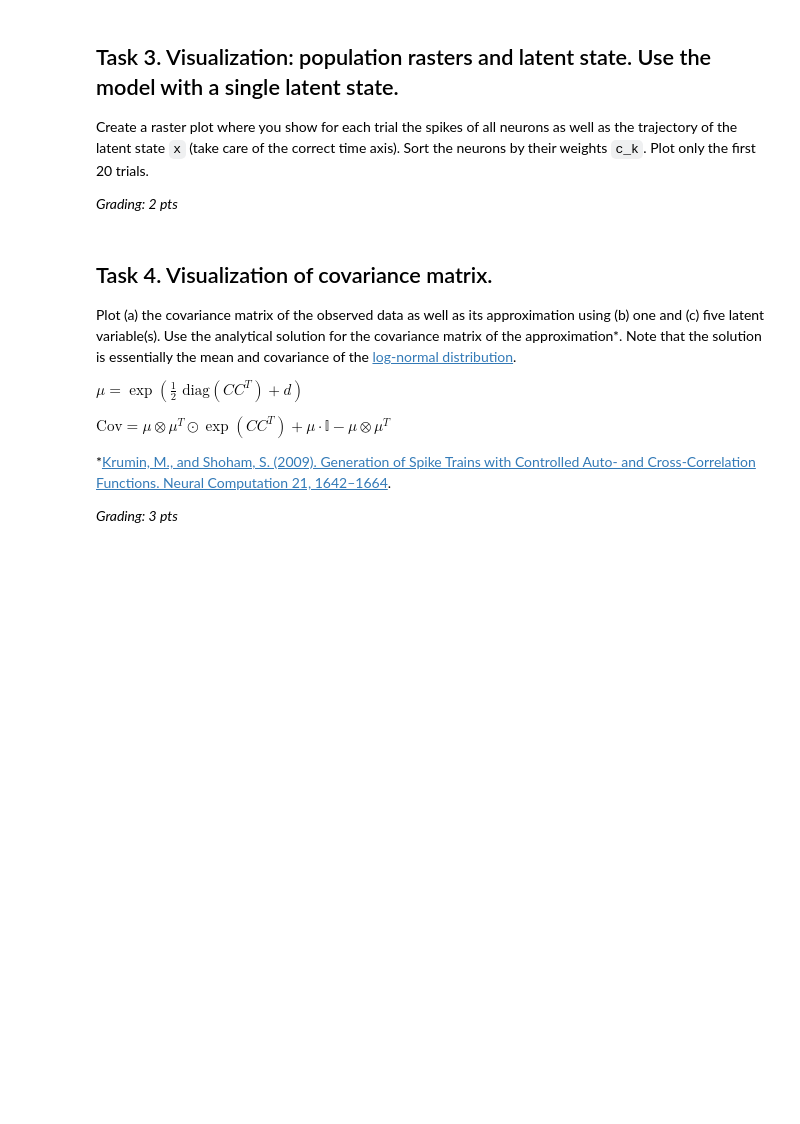
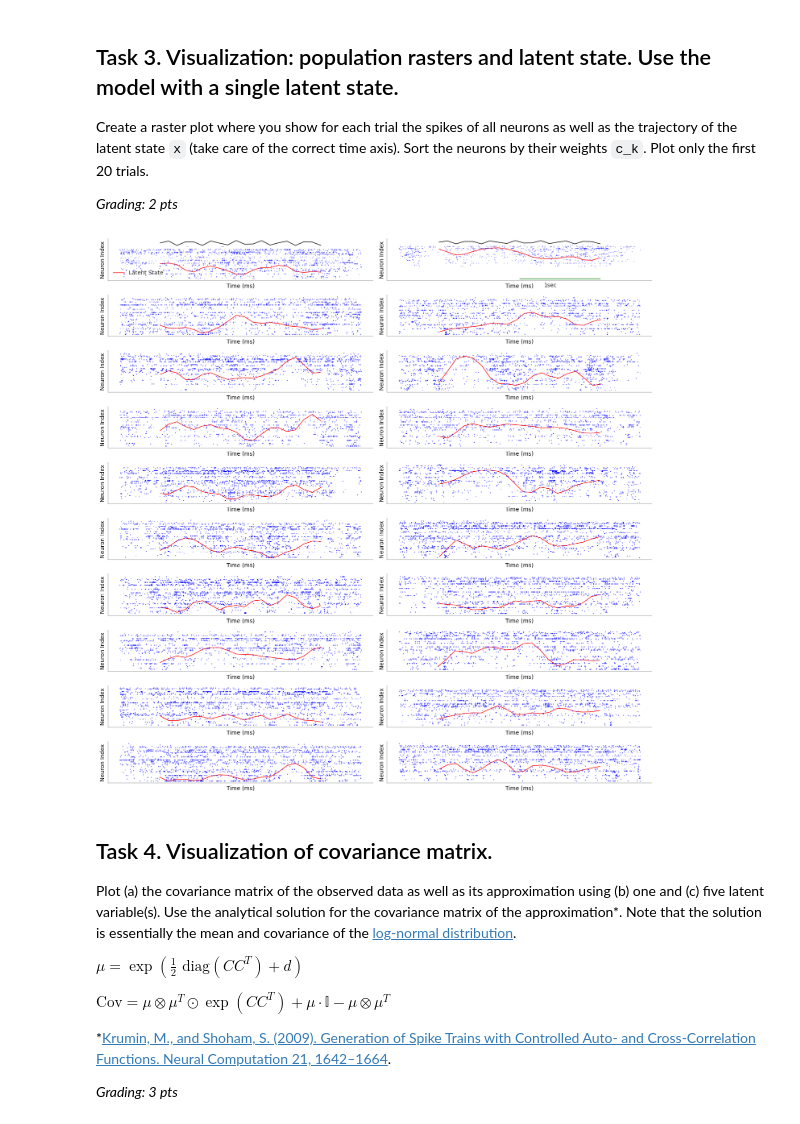
Before and after one commit to madhavi2104/Neural_Data_Science, a Jupyter notebook: CodingLab6.ipynb, the cells around one changed output. Cells and saved outputs as stored; diff of their text form; code cells hidden in the pictures; blank space fills up the shorter version.

```diff
--- a/CodingLab6.ipynb
+++ b/CodingLab6.ipynb
@@ -399,41 +417,70 @@ Create a raster plot where you show for each trial the spikes of all neurons as
 
 *Grading: 2 pts*
 # %%
-from numpy import matlib
+import numpy as np
+import matplotlib.pyplot as plt
+import seaborn as sns
 
-# Your plot here
-fig, axs = plt.subplots(10, 2, figsize=(14, 14))
+# calculating required parameters from optimParams
+neuron_weights = fitBatch.optimParams["C"].flatten()
+sorted_indices = np.argsort(neuron_weights)
 
-ts = np.linspace(0, 2000, 100)
+spike_times = [trial["spike_time"] for trial in data.data[:20]]
+
+latent_state = np.array(fitBatch.infRes["post_mean"][:20])  # first 20 trials
+
+
+# Ensure latent_state has the correct shape (num_trials, num_time_points) if needed
+if latent_state.ndim == 3:
+    latent_state = latent_state[:, 0, :]  # Select the first latent dimension
+
+# # Normalize latent state
+# latent_state = (latent_state - np.min(latent_state)) / (
+#     np.max(latent_state) - np.min(latent_state)
+# )
+
+# # Scale latent state to match raster plot y-axis range (0 to 50)
+# scaled_latent_state = latent_state * 50  # Adjust the scaling factor if necessary
+
+# Assuming ts should correspond to the bin centers
+num_time_points = latent_state.shape[1]
+ts = np.linspace(0, 2000, num_time_points)
 xa = 0.15
 xs = 0.7 * xa * np.sin(ts / 1000 * 3.4 * 2 * np.pi) + xa
 
+fig, axs = plt.subplots(10, 2, figsize=(14, 14))
+
 with sns.axes_style("ticks"):
     for ntrial, ax in enumerate(axs.flat):
-        x = range(50, 2000, 100)  # assume binsize of 100ms
-
         # ------------------------
         # plot latent state (1 pt)
         # ------------------------
-
-        # hint: can be plotted on top of the corresponding raster
-
-        # sort neurons by weight
+        ax.plot(ts, scaled_latent_state[ntrial], label="Latent State", color="red")
 
         # ----------------------------------
         # plot raster for each neuron (1 pt)
         # ----------------------------------
+        for i, neuron_idx in enumerate(sorted_indices):
+            spike_times_trial = spike_times[ntrial][neuron_idx]
+            ax.vlines(spike_times_trial, i + 0.5, i + 1.5, color="blue")
 
         if ntrial == 0:
             ax.legend()
         if ntrial == 1:
             ax.plot([1000, 2000], [-30, -30], color="green")
             ax.text(1300, -50, "1sec")
         if ntrial < 2:
-            ax.plot(ts, (xs * 40) + data.ydim, "k", color="black")
+            ax.plot(ts, (xs * 40) + data.ydim, color="black")
 
         ax.set_yticks([])
         ax.set_xticks([])
+        ax.set_ylabel("Neuron Index")
+        ax.set_xlabel("Time (ms)")
+
+plt.tight_layout()
+plt.show()
+# %% [output]
+[figure, added]
 # %% [markdown]
 ## Task 4. Visualization of covariance matrix.
 
```
Also changed, not shown: parts of 9 cells of this notebook.
